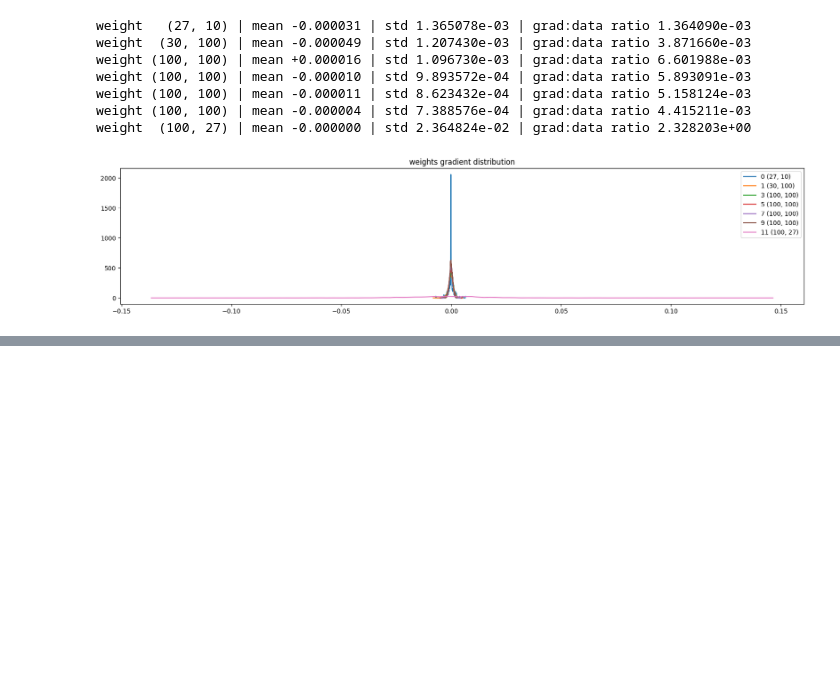
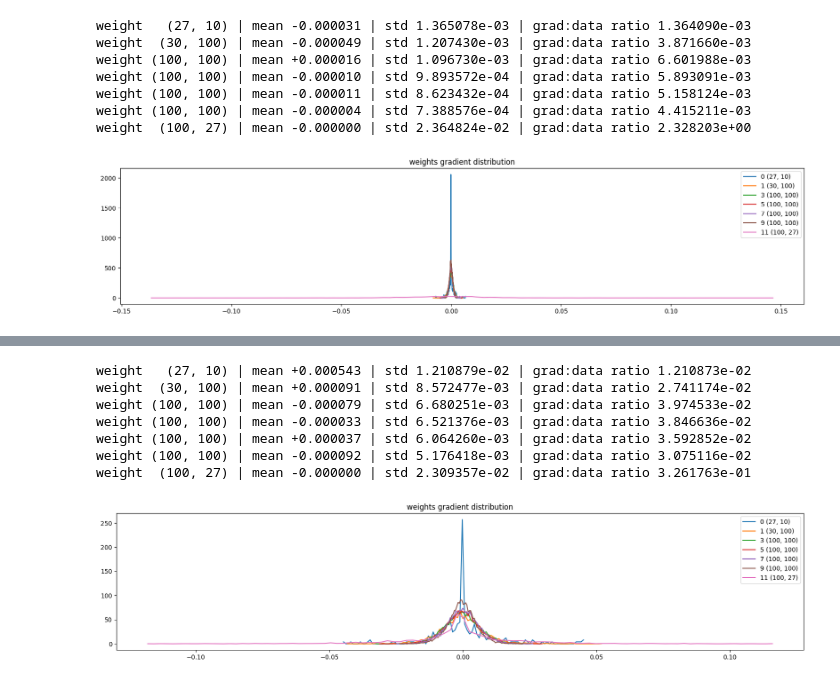
Before and after one commit to kannancmohan/neural-basics, a Jupyter notebook: 004_intro_to_Language_modeling_part3/intro_to_Language_modeling-part03_02.ipynb, the cells around one changed output, grey strips where cells are left out. Saved outputs shown, nothing was run; the diff lists cells and outputs as text; code cells hidden in the pictures; blank space fills up the shorter version.

```diff
--- a/004_intro_to_Language_modeling_part3/intro_to_Language_modeling-part03_02.ipynb
+++ b/004_intro_to_Language_modeling_part3/intro_to_Language_modeling-part03_02.ipynb
@@ -288,0 +386,26 @@ weight  (100, 27) | mean -0.000000 | std 2.364824e-02 | grad:data ratio 2.328203
+# %%
+# Visualizes the distribution of the gradients for the weight parameters of each layer
+# This visualization helps you understand the magnitude and distribution of the gradients that are used to update the weights during training
+# It can be useful for identifying potential issues like vanishing or exploding gradients in specific layers
+# The grad:data ratio is particularly interesting as it shows how large the updates are relative to the parameters themselves. A very small ratio might indicate slow learning, while a very large ratio could suggest unstable training
+plt.figure(figsize=(20, 4)) # width and height of the plot
+legends = []
+for i,p in enumerate(parameters):
+  t = p.grad
+  if p.ndim == 2: # taking only the weight parameters
+    grad_data_ratio = t.std() / p.std() #checking to ensure that the values of param.grad is smaller than param.value
+    print('weight %10s | mean %+f | std %e | grad:data ratio %e' % (tuple(p.shape), t.mean(), t.std(), grad_data_ratio ))
+    hy, hx = torch.histogram(t, density=True)
+    plt.plot(hx[:-1].detach(), hy.detach())
+    legends.append(f'{i} {tuple(p.shape)}')
+plt.legend(legends)
+plt.title('weights gradient distribution');
+# %% [output]
+weight   (27, 10) | mean +0.000543 | std 1.210879e-02 | grad:data ratio 1.210873e-02
+weight  (30, 100) | mean +0.000091 | std 8.572477e-03 | grad:data ratio 2.741174e-02
+weight (100, 100) | mean -0.000079 | std 6.680251e-03 | grad:data ratio 3.974533e-02
+weight (100, 100) | mean -0.000033 | std 6.521376e-03 | grad:data ratio 3.846636e-02
+weight (100, 100) | mean +0.000037 | std 6.064260e-03 | grad:data ratio 3.592852e-02
+weight (100, 100) | mean -0.000092 | std 5.176418e-03 | grad:data ratio 3.075116e-02
+weight  (100, 27) | mean -0.000000 | std 2.309357e-02 | grad:data ratio 3.261763e-01
+[figure, added]
```
Also changed, not shown: parts of 11 cells of this notebook.
